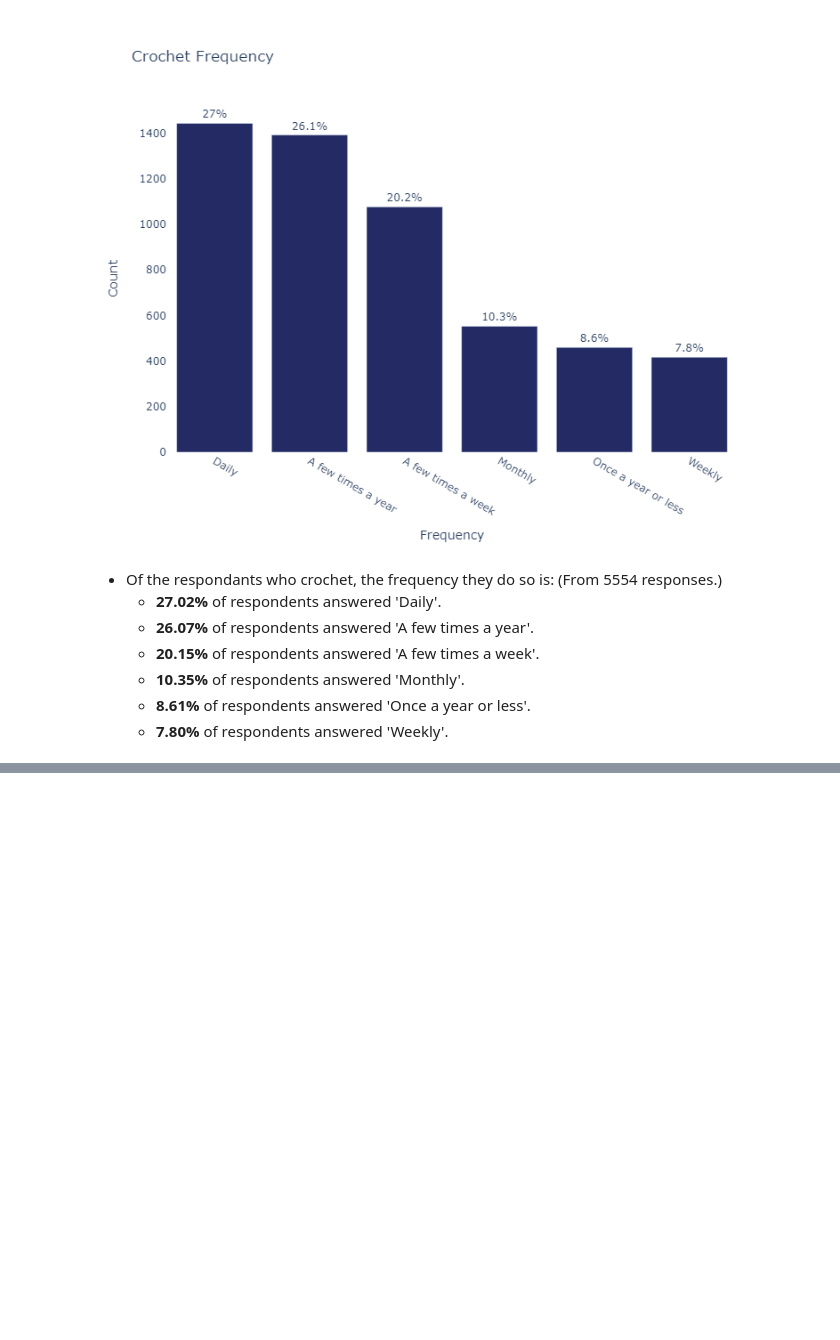
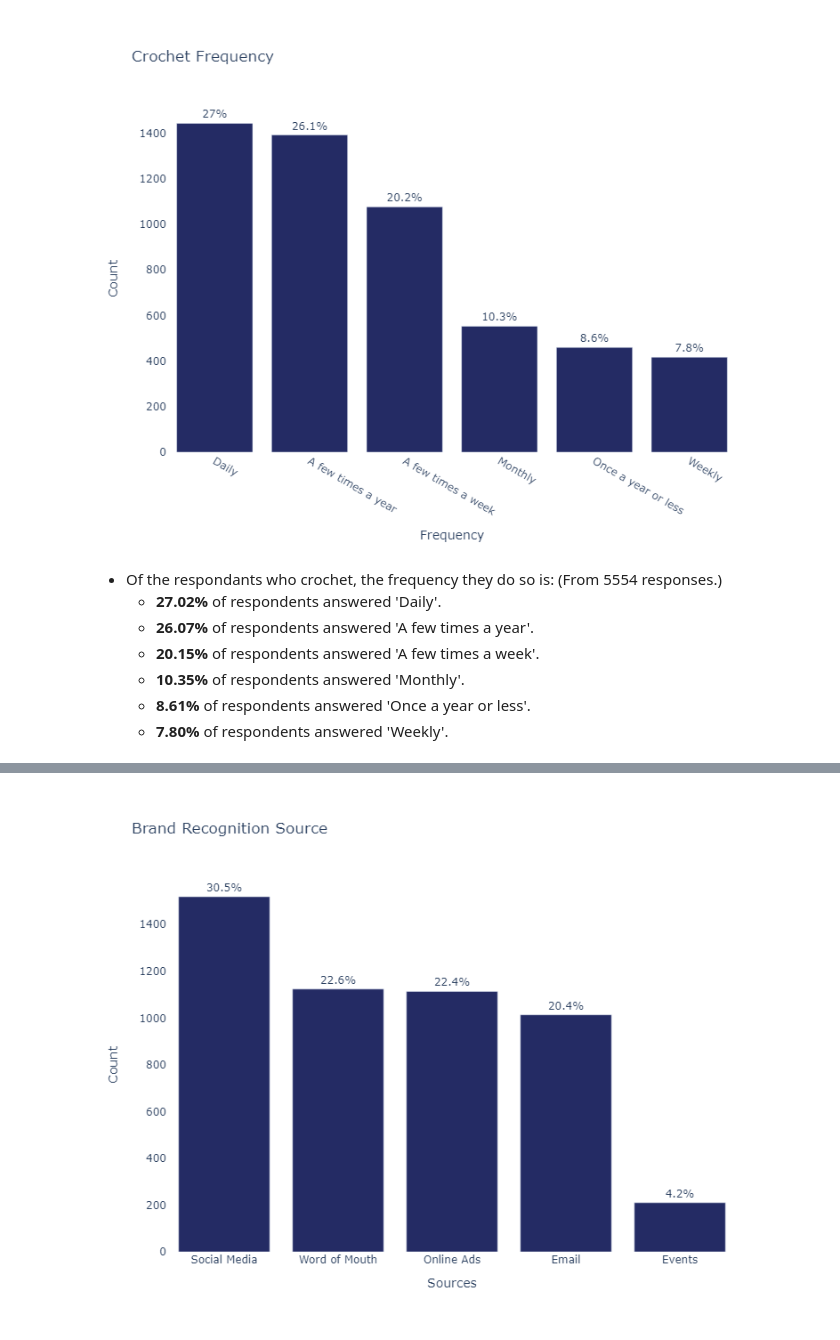
Before and after one commit to MDeanLindsay/Survey-Processing, a Jupyter notebook: Yarn_Survey.ipynb, the cells around one changed output, grey strips where cells are left out. Saved outputs shown, nothing was run; the diff lists cells and outputs as text; code cells hidden in the pictures; blank space fills up the shorter version.

```diff
--- a/Yarn_Survey.ipynb
+++ b/Yarn_Survey.ipynb
@@ -1261,0 +1576,57 @@ display(Image(filename="./IMG/crochet_skill.png"))
+# %%
+# Combining all the columns into one dataframe
+column_data = pd.concat([all_responses[[all_responses.columns[26], all_responses.columns[75]]]], axis=1)
+
+categories = [
+    'Social Media (Instagram, Facebook, Pinterest, etc.)',
+    'Online Ads (Search engines, Sponsored content)',
+    'Word of Mouth (Friends/Family, Colleagues)',
+    'Events (In-store, Trade shows, Workshops)',
+    'Email (Promotional, Newsletter)'
+]
+
+column_data[all_responses.columns[26]] = column_data[all_responses.columns[26]].where(column_data[all_responses.columns[26]].isin(categories))
+
+# Remove text within parentheses (including the parentheses themselves)
+column_data[all_responses.columns[26]] = column_data[all_responses.columns[26]].str.replace(r"\(.+?\)", "", regex=True)
+
+# Optional: If you also want to clean up any extra spaces left after removal, you can chain another replace
+column_data[all_responses.columns[26]] = column_data[all_responses.columns[26]].str.replace(r"\s{2,}", " ", regex=True).str.strip()
+
+
+# Now apply value_counts() on the series, not the DataFrame
+value_counts = column_data.iloc[:, 0].value_counts().reset_index()
+value_counts.columns = ['Category', 'Count']
+
+# Apply value_counts(normalize=True) for percentages
+percentages = column_data.iloc[:, 0].value_counts(normalize=True).mul(100).round(1).reset_index()
+percentages.columns = ['Category', 'Percentage']
+
+# Ensure merging operates on Series results with matching dimensions
+summary_df = pd.merge(value_counts, percentages, on='Category')
+
+# Create a bar graph with percentages above bars
+fig = px.bar(summary_df, x='Category', y='Count', title='Brand Recognition Source',
+             text='Percentage', color_discrete_sequence=['#242B64'])
+
+# Customization for displaying percentages
+fig.update_traces(texttemplate='%{text}%', textposition='outside')
+
+# Customization for layout
+fig.update_layout(
+    xaxis_title='Sources',
+    yaxis_title='Count',
+    plot_bgcolor='white',
+    paper_bgcolor='white',
+    uniformtext_minsize=8,  # Adjust text size if needed
+    uniformtext_mode='hide',
+    height=600,  # Increase height to provide more space
+    width=800,
+    margin=dict(t=100)  # Add more top margin for padding
+)
+
+# Show the figure
+fig.write_image("./IMG/brand_recognition_source.png")
+display(Image(filename="./IMG/brand_recognition_source.png"))
+# %% [output]
+[figure, added]
```
Also changed, not shown: parts of 16 cells of this notebook, 8 other files.
